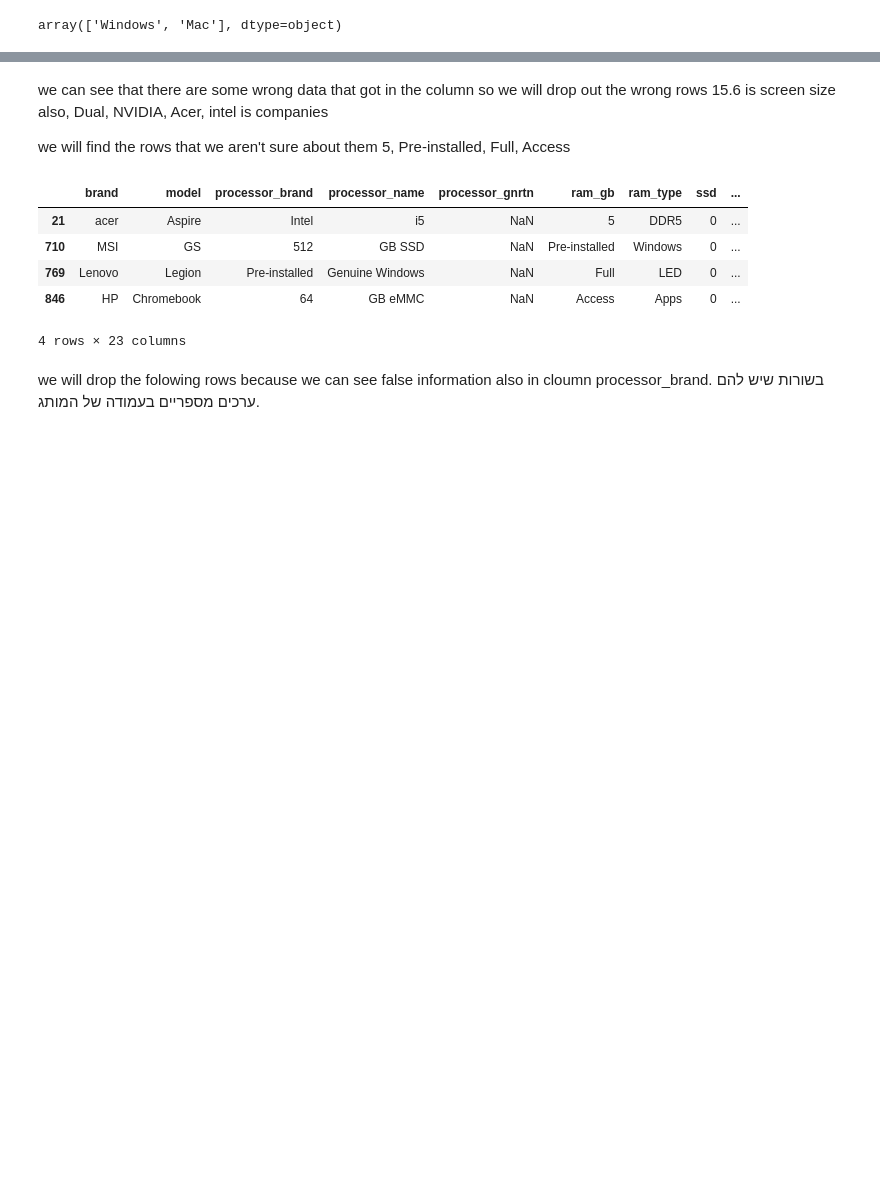
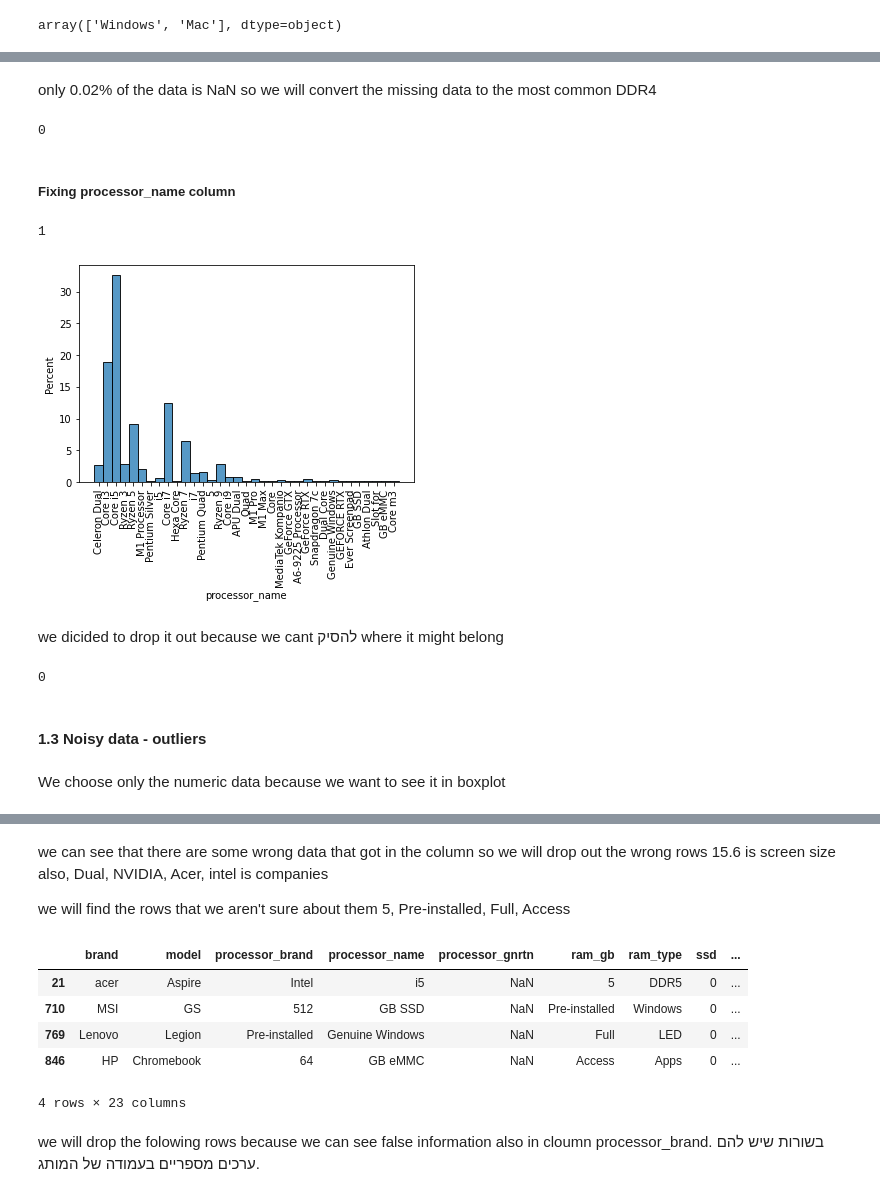
Before and after one commit to NoaBarNov/Data-Science-Project, a Jupyter notebook: finalproject.ipynb, the cells around one changed output, grey strips where cells are left out. Cells and saved outputs as stored; diff of their text form; code cells hidden in the pictures; blank space fills up the shorter version.

```diff
--- a/finalproject.ipynb
+++ b/finalproject.ipynb
@@ -166,0 +213,2 @@ array(['Windows', 'Mac'], dtype=object)
+# %% [markdown]
+only 0.02% of the data is NaN so we will convert the missing data to the most common DDR4
@@ -166,0 +217,18 @@ array(['Windows', 'Mac'], dtype=object)
+# %%
+data['ram_type'].isnull().sum()
+# %% [output]
+0
+# %% [markdown]
+##### Fixing processor_name column
+# %%
+data['processor_name'].isnull().sum()
+# %% [output]
+1
+# %%
+sns.histplot(data = data, x= 'processor_name', stat = 'percent')
+plt.xticks(rotation = 90)
+plt.show()
+# %% [output]
+[figure, added]
+# %% [markdown]
+we dicided to drop it out because we cant להסיק where it might belong
@@ -166,0 +237,8 @@ array(['Windows', 'Mac'], dtype=object)
+# %%
+data['processor_name'].isnull().sum()
+# %% [output]
+0
+# %% [markdown]
+#### 1.3 Noisy data - outliers
+# %% [markdown]
+We choose only the numeric data because we want to see it in boxplot
```
Also changed, not shown: parts of 55 cells of this notebook.
